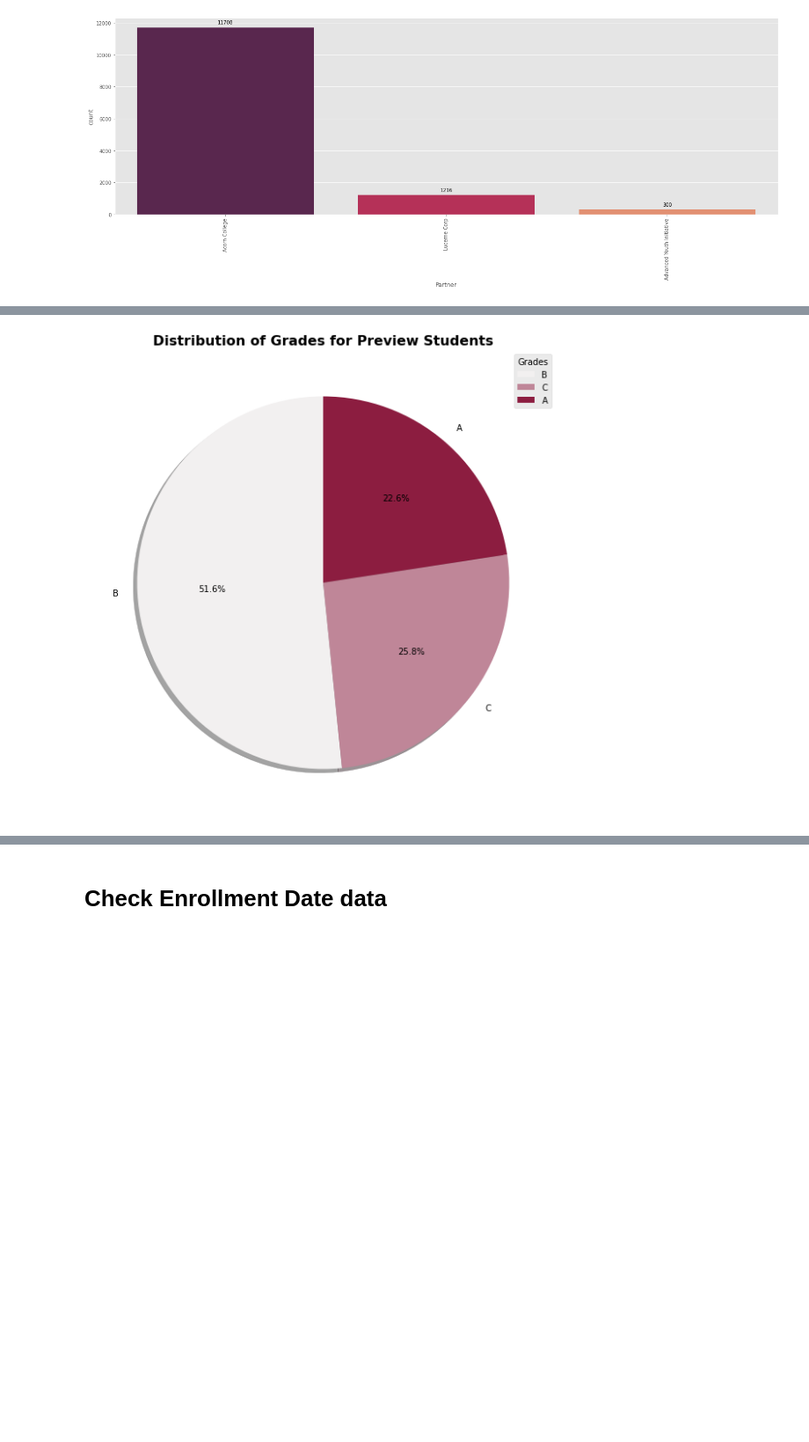
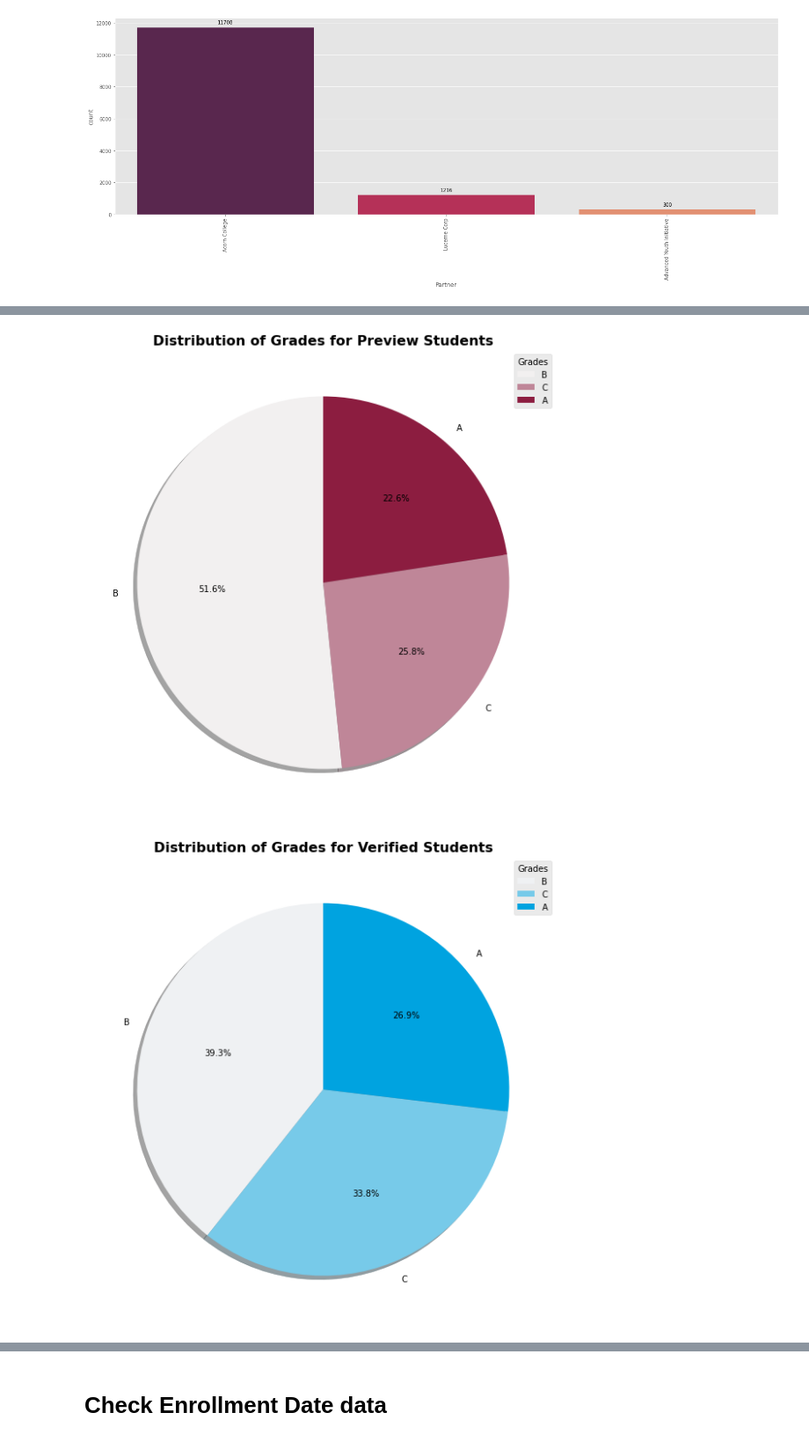
Before and after one commit to iamharkirat/EDA, a Jupyter notebook: learning_enterprise.ipynb, the cells around one changed output, grey strips where cells are left out. Shown at 88% size. Drawn from its saved outputs; the diff is of its cells as text; code cells hidden in the pictures; blank space fills up the shorter version.

```diff
--- a/learning_enterprise.ipynb
+++ b/learning_enterprise.ipynb
@@ -445,3 +445 @@ plt.tight_layout()
-# %%
-x=df[df['Enrollment Mode']=='preview']
 # %% [markdown]
@@ -449,22 +447,36 @@ x=df[df['Enrollment Mode']=='preview']
 # %%
-color='#8C1D40'
-light_colors=sns.light_palette(color, 3)
+# Set colors for the pie charts
+preview_color = '#8C1D40'
+verified_color = '#00A3E0'
+credit_color = '#FF7F32'
 
-value_counts = x['Final Grade'].value_counts().sort_values(ascending=False)
+# Define a function to create a pie chart for a given enrollment mode
+def create_pie_chart(enrollment_mode, color):
+    # Filter data by enrollment mode
+    x = df[df['Enrollment Mode']==enrollment_mode]
+    light_colors = sns.light_palette(color, 3)
 
-# Create pie chart
-fig, ax = plt.subplots(figsize=(10, 10))
-ax.pie(value_counts.values, labels=value_counts.index, autopct='\n{:.1f}%\n'.format, startangle=90, shadow=True, colors=light_colors)
+    value_counts = x['Final Grade'].value_counts().sort_values(ascending=False)
 
-# Add title and legend
-ax.set_title('Distribution of Grades for Preview Students', fontsize=16, fontweight='bold')
-ax.legend(title='Grades', loc='best')
+    # Create pie chart
+    fig, ax = plt.subplots(figsize=(10, 10))
+    ax.pie(value_counts.values, labels=value_counts.index, autopct='\n{:.1f}%\n'.format, startangle=90, shadow=True, colors=light_colors)
 
-# Set font size and weight of labels
-for label in ax.get_xticklabels() + ax.get_yticklabels():
-    label.set_fontsize(30)
-    label.set_fontweight('bold')
+    # Add title and legend
+    ax.set_title(f'Distribution of Grades for {enrollment_mode.capitalize()} Students', fontsize=16, fontweight='bold')
+    ax.legend(title='Grades', loc='best')
 
-plt.show()
+    # Set font size and weight of labels
+    for label in ax.get_xticklabels() + ax.get_yticklabels():
+        label.set_fontsize(30)
+        label.set_fontweight('bold')
+
+    plt.show()
+
+# Call the function for each enrollment mode
+create_pie_chart('preview', preview_color)
+create_pie_chart('verified', verified_color)
+create_pie_chart('credit', credit_color)
 # %% [output]
 [figure]
+[figure, added]
```
Also changed, not shown: parts of 19 cells of this notebook.
